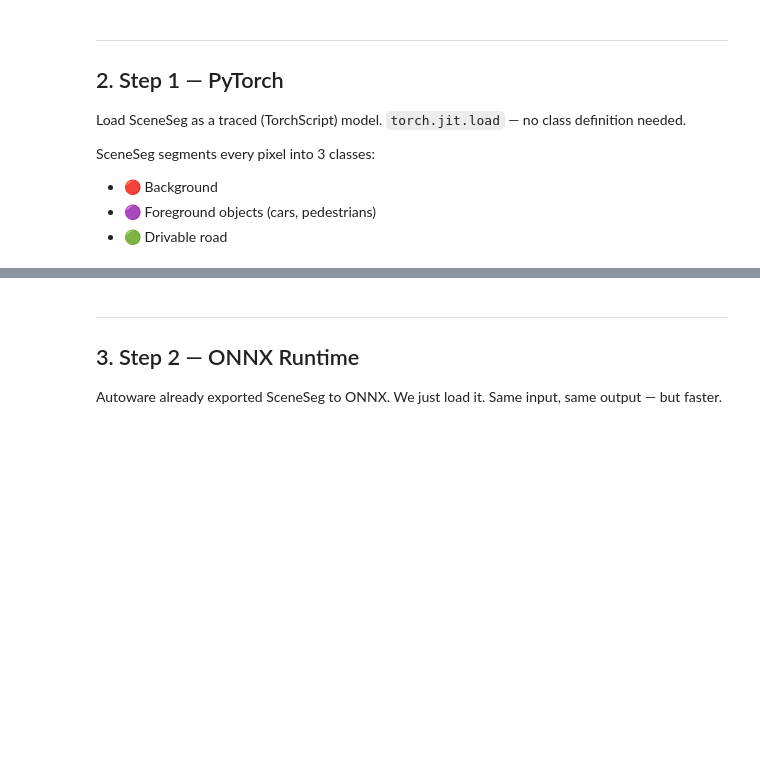
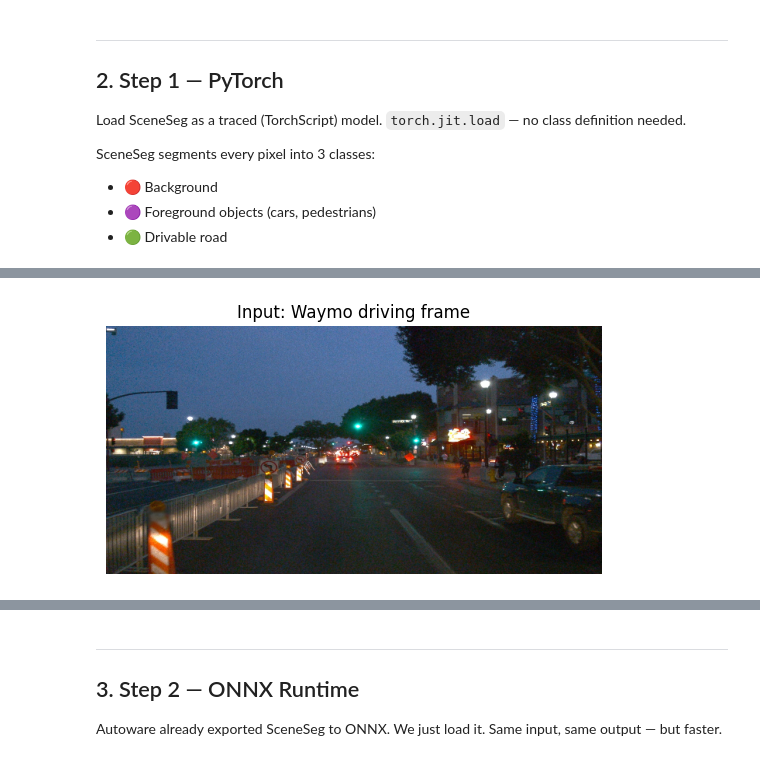
Before and after one commit to Jeremy26/neural_optimization_course, a Jupyter notebook: DLC_Deployment.ipynb, the cells around one changed output, grey strips where cells are left out. Cells and saved outputs as stored; diff of their text form; code cells hidden in the pictures; blank space fills up the shorter version.

```diff
--- a/DLC_Deployment.ipynb
+++ b/DLC_Deployment.ipynb
@@ -88,21 +140,30 @@ print("Model loaded")
 # %%
 # Load a Waymo frame and preprocess it
-frames = sorted(glob.glob('/content/data/**/*.jpg', recursive=True)
-              + glob.glob('/content/data/**/*.png', recursive=True))
+import glob
 
-frame_bgr = cv2.imread(frames[0])
+# Find all JPGs in the night directory and pick the first one
+frames = sorted(glob.glob('/content/data/night/front_images_night/*.jpg'))
+if not frames:
+    raise FileNotFoundError("No images found in /content/data/night/front_images_night/")
+frame_path = frames[100]
+
+frame_bgr = cv2.imread(frame_path)
+if frame_bgr is None:
+    raise ValueError(f"Could not read image from {frame_path}")
 frame_rgb = cv2.cvtColor(frame_bgr, cv2.COLOR_BGR2RGB)
 
 preprocess = T.Compose([
     T.Resize((H, W)),
     T.ToTensor(),
     T.Normalize(mean=[0.485, 0.456, 0.406], std=[0.229, 0.224, 0.225]),
 ])
 x    = preprocess(Image.fromarray(frame_rgb)).unsqueeze(0)  # (1,3,H,W) CPU
 x_np = x.numpy()
 
 plt.imshow(cv2.resize(frame_rgb, (W, H))); plt.axis('off')
 plt.title('Input: Waymo driving frame'); plt.show()
+# %% [output]
+[figure, added]
 # %%
 # Run inference
 with torch.no_grad():
```
Also changed, not shown: parts of 26 cells of this notebook.
